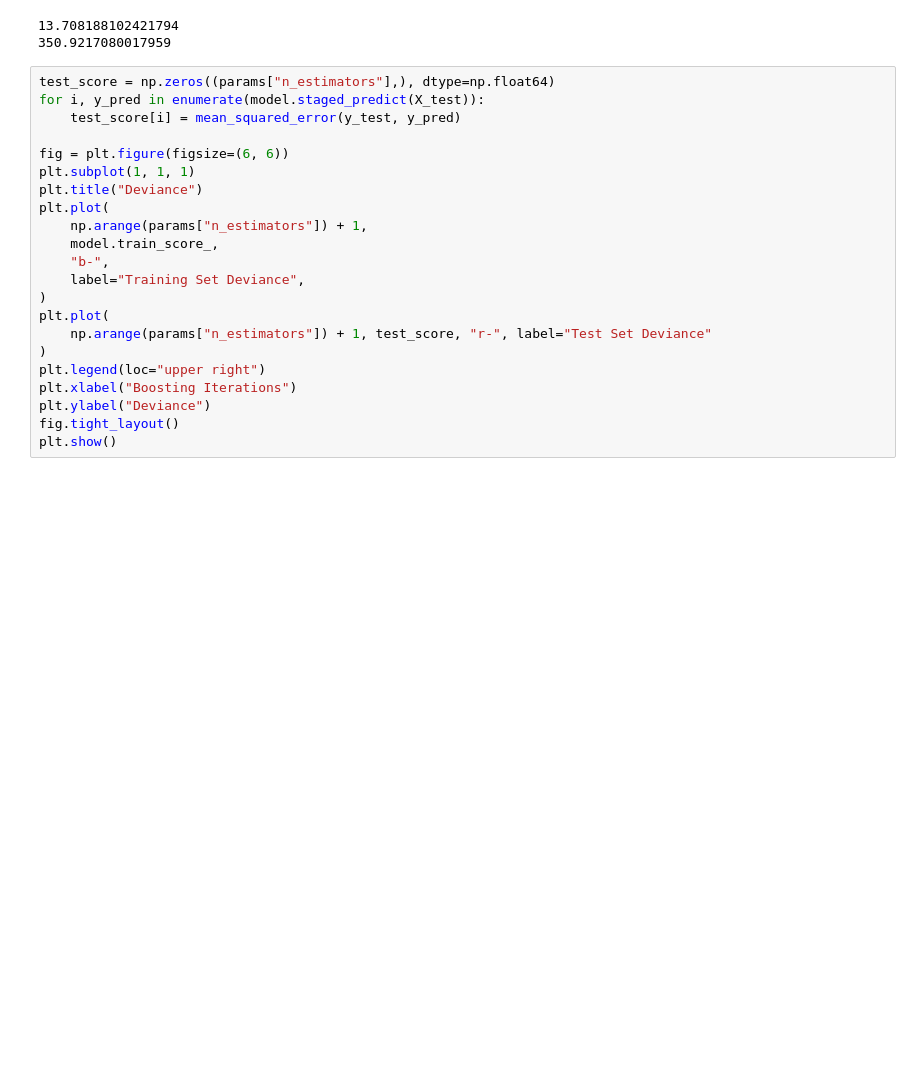
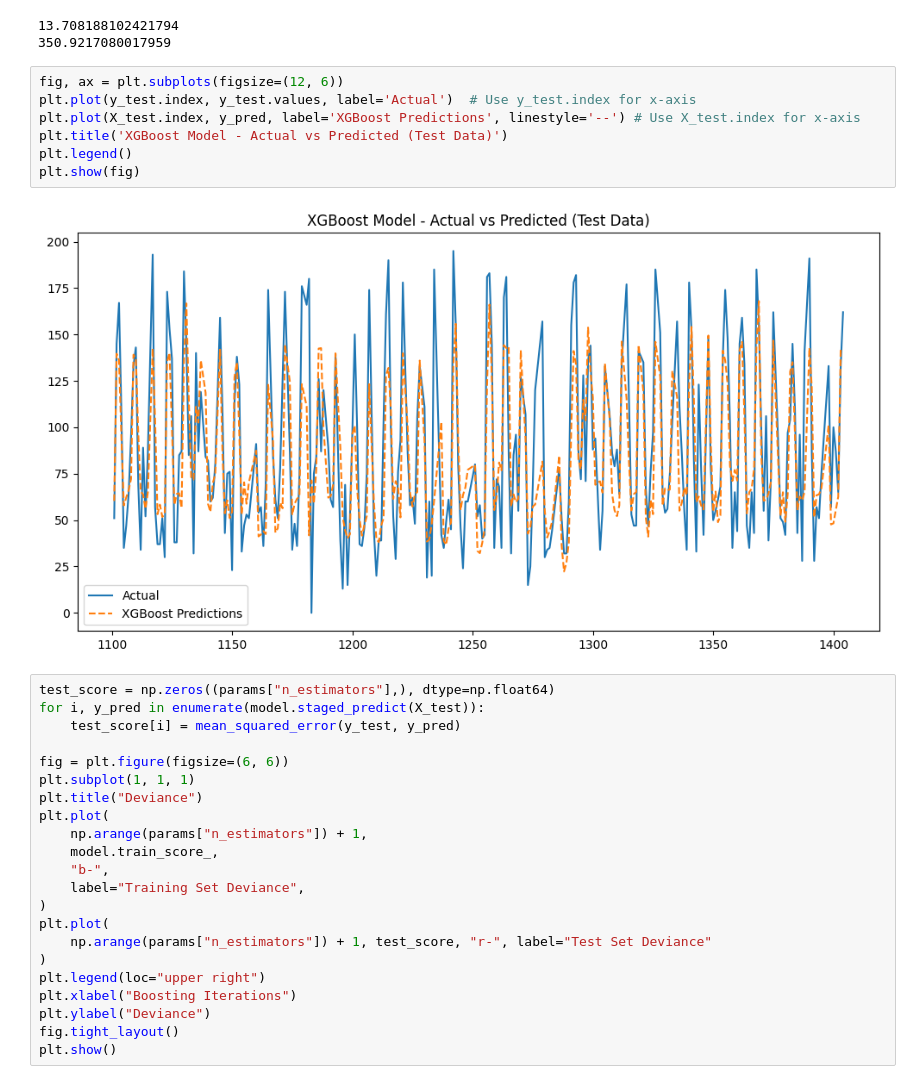
Before and after one commit to Sandeep1904/foodregression, a Jupyter notebook: model.ipynb, the cells around one changed output. Drawn from its saved outputs; the diff is of its cells as text; blank space fills up the shorter version.

```diff
--- a/model.ipynb
+++ b/model.ipynb
@@ -546,6 +546,15 @@ print(mse)
 # %% [output]
 13.708188102421794
 350.9217080017959
+# %%
+fig, ax = plt.subplots(figsize=(12, 6))
+plt.plot(y_test.index, y_test.values, label='Actual')  # Use y_test.index for x-axis
+plt.plot(X_test.index, y_pred, label='XGBoost Predictions', linestyle='--') # Use X_test.index for x-axis
+plt.title('XGBoost Model - Actual vs Predicted (Test Data)')
+plt.legend()
+plt.show(fig)
+# %% [output]
+[figure, added]
 # %%
 test_score = np.zeros((params["n_estimators"],), dtype=np.float64)
 for i, y_pred in enumerate(model.staged_predict(X_test)):
```
Also changed, not shown: parts of 7 cells of this notebook, 1 other file.
